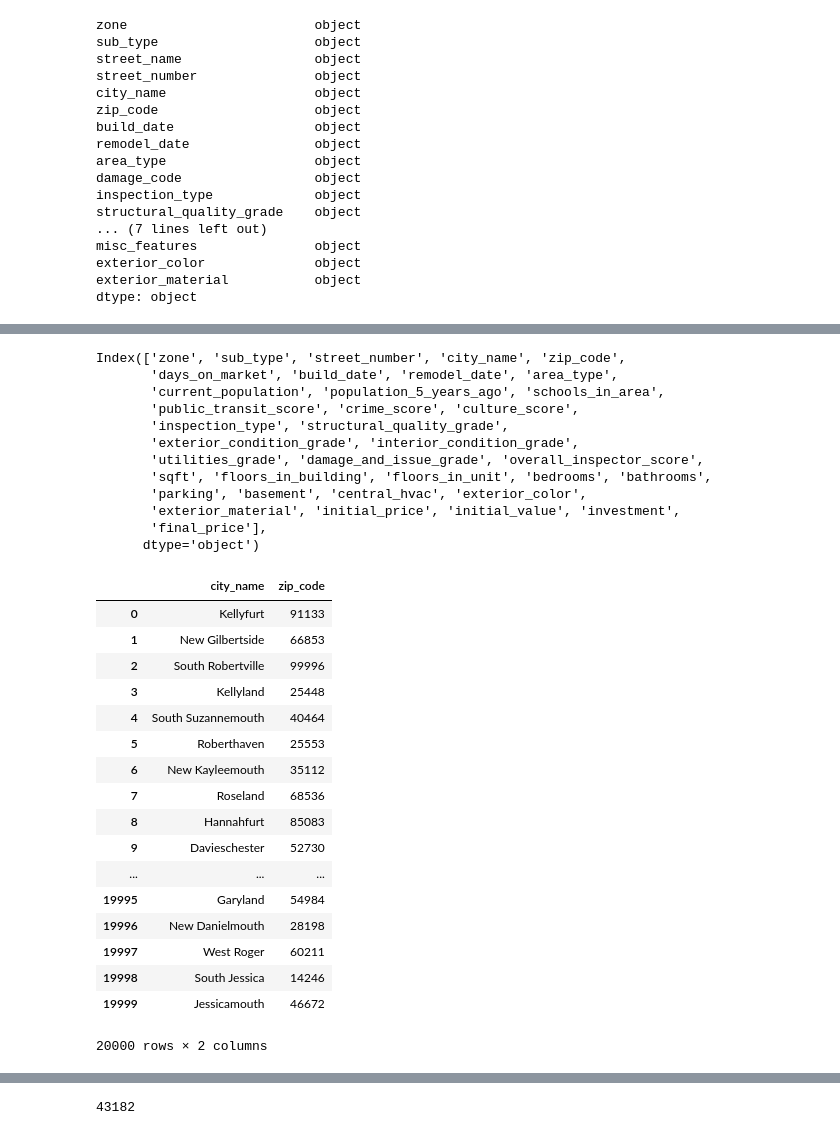
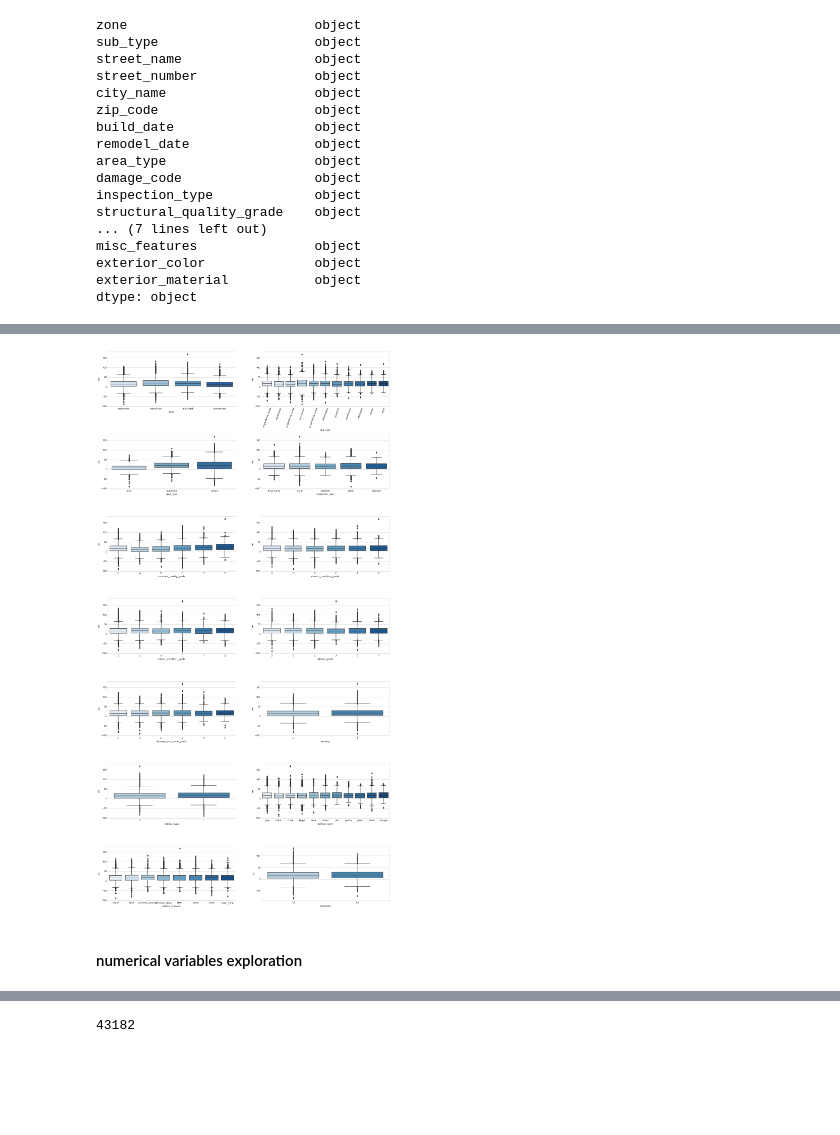
Before and after one commit to kristineguan/2018Enova_DataSmackdown, a Jupyter notebook: Enova Data Smackdown.ipynb, the cells around one changed output, grey strips where cells are left out. Saved outputs shown, nothing was run; the diff lists cells and outputs as text; code cells hidden in the pictures; blank space fills up the shorter version.

```diff
--- a/Enova Data Smackdown.ipynb
+++ b/Enova Data Smackdown.ipynb
@@ -138,36 +142,0 @@ for i in range(len(l_cat)):
-# %%
-df.columns
-# %% [output]
-Index(['zone', 'sub_type', 'street_number', 'city_name', 'zip_code',
-       'days_on_market', 'build_date', 'remodel_date', 'area_type',
-       'current_population', 'population_5_years_ago', 'schools_in_area',
-       'public_transit_score', 'crime_score', 'culture_score',
-       'inspection_type', 'structural_quality_grade',
-       'exterior_condition_grade', 'interior_condition_grade',
-       'utilities_grade', 'damage_and_issue_grade', 'overall_inspector_score',
-       'sqft', 'floors_in_building', 'floors_in_unit', 'bedrooms', 'bathrooms',
-       'parking', 'basement', 'central_hvac', 'exterior_color',
-       'exterior_material', 'initial_price', 'initial_value', 'investment',
-       'final_price'],
-      dtype='object')
-# %%
-df.loc[:,['city_name','zip_code']]
-# %% [output]
-|  | city_name | zip_code |
-| 0 | Kellyfurt | 91133 |
-| 1 | New Gilbertside | 66853 |
-| 2 | South Robertville | 99996 |
-| 3 | Kellyland | 25448 |
-| 4 | South Suzannemouth | 40464 |
-| 5 | Roberthaven | 25553 |
-| 6 | New Kayleemouth | 35112 |
-| 7 | Roseland | 68536 |
-| 8 | Hannahfurt | 85083 |
-| 9 | Davieschester | 52730 |
-| ... | ... | ... |
-| 19995 | Garyland | 54984 |
-| 19996 | New Danielmouth | 28198 |
-| 19997 | West Roger | 60211 |
-| 19998 | South Jessica | 14246 |
-| 19999 | Jessicamouth | 46672 |
-20000 rows × 2 columns
@@ -179,3 +149,18 @@ df['remodel_days']=2018-df.remodel_date.dropna().str[:4].apply(lambda x: int(x))
+# %%
+fig, axes  = plt.subplots(nrows=7, ncols=2,figsize=(20,40))
+fig.subplots_adjust(hspace=.5)
+k=0
+for i in range(7):
+    for j in range(2):
+        sns.set_style("whitegrid")
+        g=sns.boxplot(df[l_cat[k]],df['ret'],palette='Blues',ax=axes[i,j])
+        if l_cat[k]=='sub_type':
+            g.set_xticklabels(df[l_cat[k]],rotation=70)
+        k+=1
+# %% [output]
+[figure, added]
+# %% [markdown]
+#### numerical variables exploration
 # %%
 l_num=df.select_dtypes(exclude=['object']).columns
 fig = plt.figure(figsize=(25,20))
```
Also changed, not shown: parts of 66 cells of this notebook.
